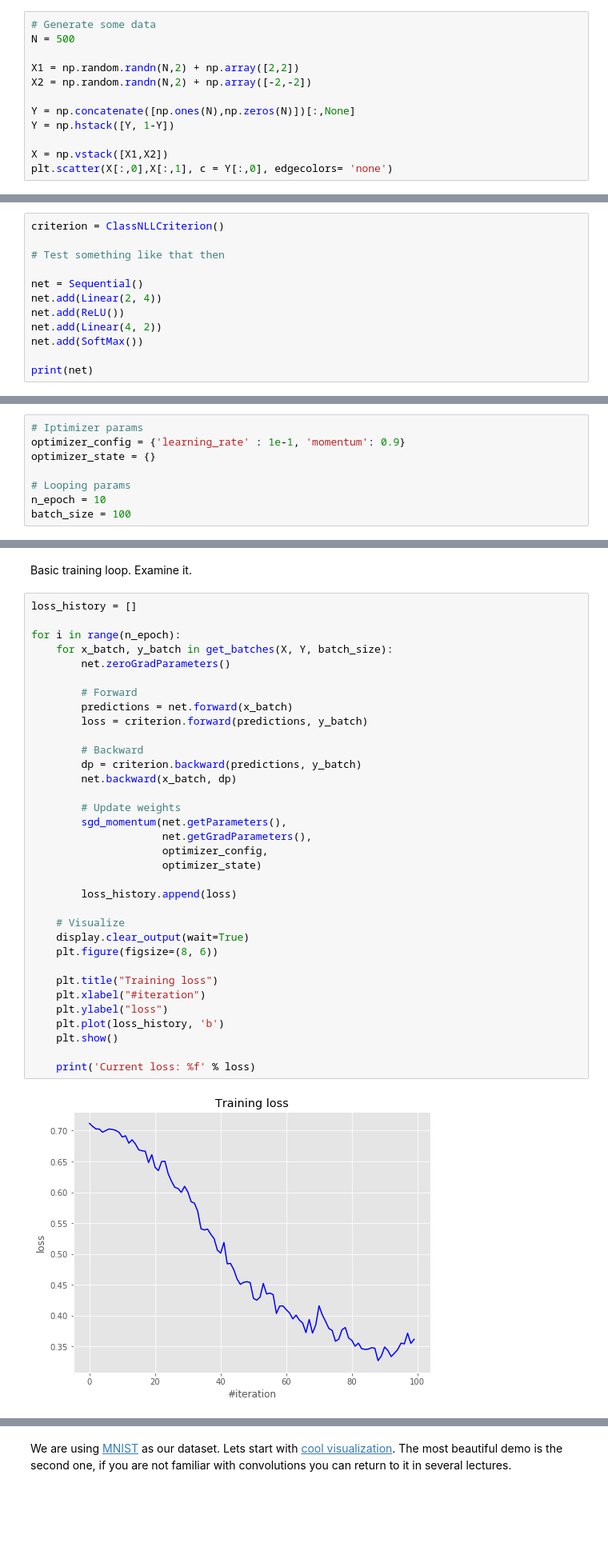
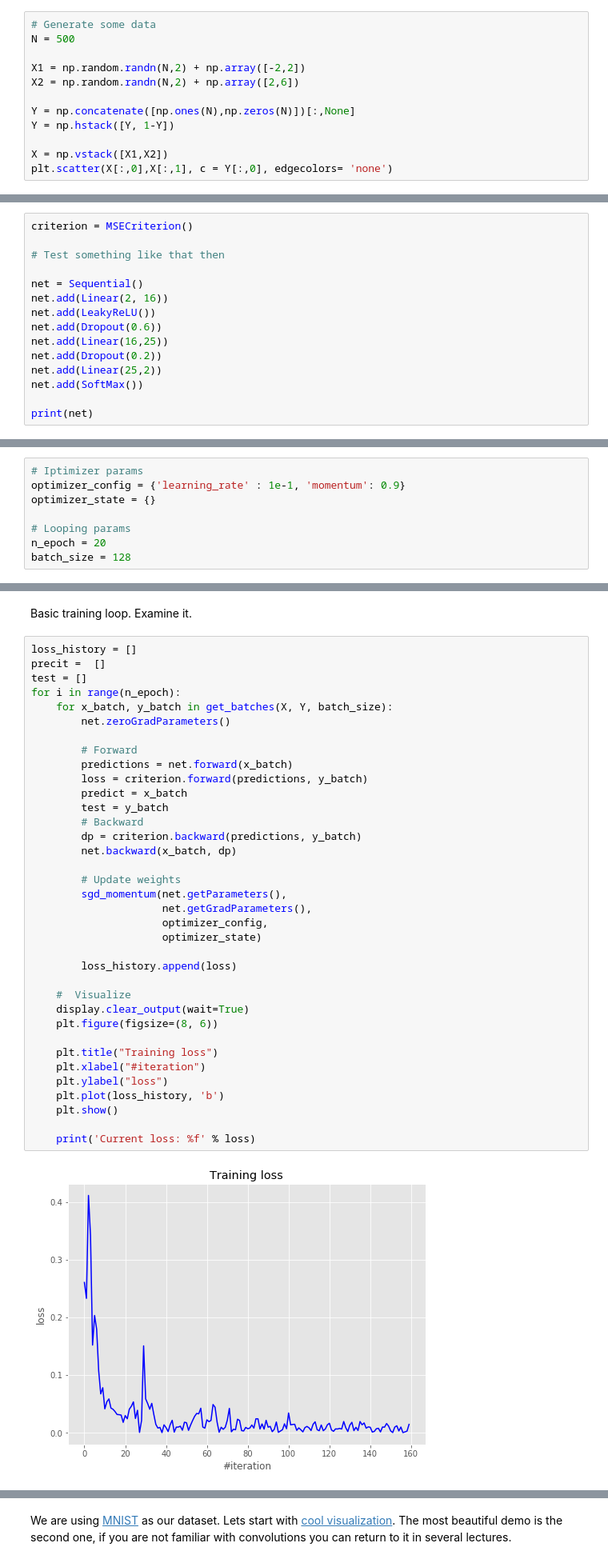
Before and after one commit to aca-ml-training/ML_Team, a Jupyter notebook: NN and differentiation/assignment2_main_Shahane.ipynb, the cells around one changed output, grey strips where cells are left out. Shown: that part at 80% size. Drawn from its saved outputs; the diff is of its cells as text; blank space fills up the shorter version.

```diff
--- a/NN and differentiation/assignment2_main_Shahane.ipynb
+++ b/NN and differentiation/assignment2_main_Shahane.ipynb
@@ -90,8 +90,8 @@ Use this example to debug your code, start with logistic regression and then tes
 # Generate some data
 N = 500
 
-X1 = np.random.randn(N,2) + np.array([2,2])
-X2 = np.random.randn(N,2) + np.array([-2,-2])
+X1 = np.random.randn(N,2) + np.array([-2,2])
+X2 = np.random.randn(N,2) + np.array([2,6])
 
 Y = np.concatenate([np.ones(N),np.zeros(N)])[:,None]
 Y = np.hstack([Y, 1-Y])
@@ -104,14 +104,17 @@ plt.scatter(X[:,0],X[:,1], c = Y[:,0], edgecolors= 'none')
 # %% [markdown]
 Define a **logistic regression** for debugging.
 # %%
-criterion = ClassNLLCriterion()
+criterion = MSECriterion()
 
 # Test something like that then
 
 net = Sequential()
-net.add(Linear(2, 4))
-net.add(ReLU())
-net.add(Linear(4, 2))
+net.add(Linear(2, 16))
+net.add(LeakyReLU())
+net.add(Dropout(0.6))
+net.add(Linear(16,25))
+net.add(Dropout(0.2))
+net.add(Linear(25,2))
 net.add(SoftMax())
 
 print(net)
@@ -128,8 +134,8 @@ optimizer_config = {'learning_rate' : 1e-1, 'momentum': 0.9}
 optimizer_state = {}
 
 # Looping params
-n_epoch = 10
-batch_size = 100
+n_epoch = 20
+batch_size = 128
 # %%
 # batch generator
 def get_batches(X, Y, batch_size):
@@ -151,37 +157,39 @@ def get_batches(X, Y, batch_size):
 Basic training loop. Examine it.
 # %%
 loss_history = []
-
+precit =  []
+test = []
 for i in range(n_epoch):
     for x_batch, y_batch in get_batches(X, Y, batch_size):
         net.zeroGradParameters()
 
         # Forward
         predictions = net.forward(x_batch)
         loss = criterion.forward(predictions, y_batch)
-
+        predict = x_batch
+        test = y_batch
         # Backward
         dp = criterion.backward(predictions, y_batch)
         net.backward(x_batch, dp)
 
         # Update weights
         sgd_momentum(net.getParameters(),
                      net.getGradParameters(),
                      optimizer_config,
                      optimizer_state)
 
         loss_history.append(loss)
 
-    # Visualize
+    #  Visualize
     display.clear_output(wait=True)
     plt.figure(figsize=(8, 6))
 
     plt.title("Training loss")
     plt.xlabel("#iteration")
     plt.ylabel("loss")
     plt.plot(loss_history, 'b')
     plt.show()
 
     print('Current loss: %f' % loss)
 # %% [output]
-[figure, old version]
+[figure, new version]
```
Also changed, not shown: parts of 15 cells of this notebook, 1 other file.
